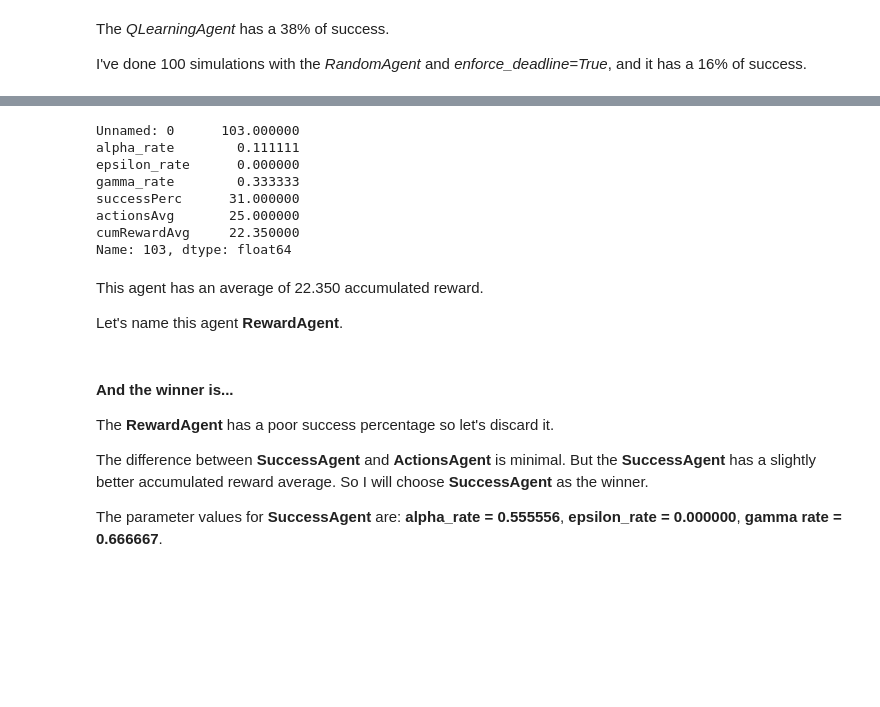
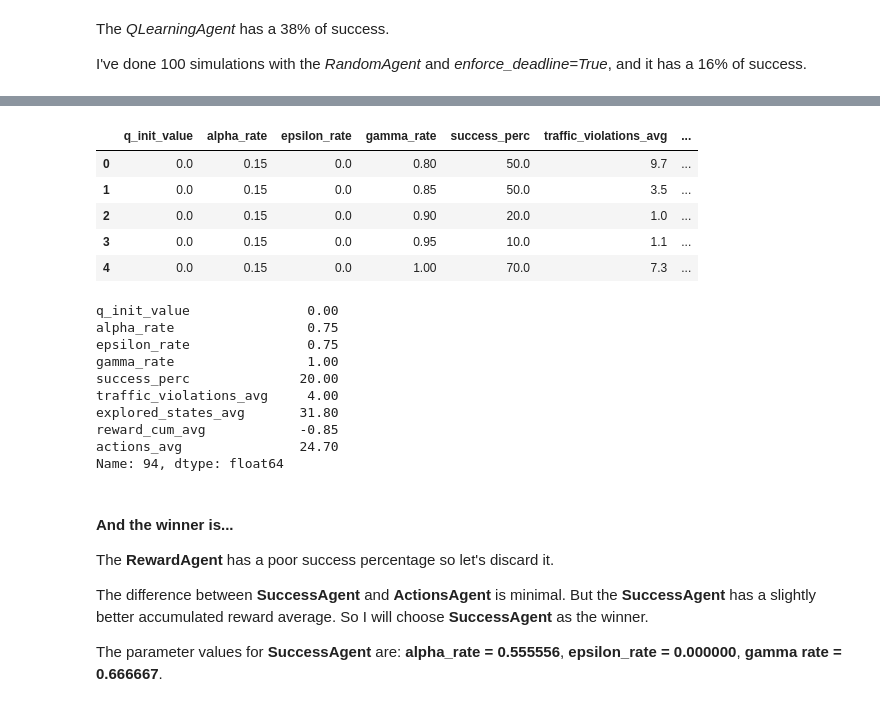
Before and after one commit to jcsastre/udacity_machine-learning_smartcab, a Jupyter notebook: report.ipynb, the cells around one changed output, grey strips where cells are left out. Drawn from its saved outputs; the diff is of its cells as text; code cells hidden in the pictures; blank space fills up the shorter version.

```diff
--- a/report.ipynb
+++ b/report.ipynb
@@ -206,18 +267,25 @@ Let's name this agent **ActionsAgent**.
+# %%
+tuning_data_2.head()
+# %% [output]
+|  | q_init_value | alpha_rate | epsilon_rate | gamma_rate | success_perc | traffic_violations_avg | ... |
+| 0 | 0.0 | 0.15 | 0.0 | 0.80 | 50.0 | 9.7 | ... |
+| 1 | 0.0 | 0.15 | 0.0 | 0.85 | 50.0 | 3.5 | ... |
+| 2 | 0.0 | 0.15 | 0.0 | 0.90 | 20.0 | 1.0 | ... |
+| 3 | 0.0 | 0.15 | 0.0 | 0.95 | 10.0 | 1.1 | ... |
+| 4 | 0.0 | 0.15 | 0.0 | 1.00 | 70.0 | 7.3 | ... |
 # %%
-tuning_data.loc[tuning_data['cumRewardAvg'].idxmax()]
+tuning_data.loc[tuning_data_2['success_perc'].idxmax()]
 # %% [output]
-Unnamed: 0      103.000000
-alpha_rate        0.111111
-epsilon_rate      0.000000
-gamma_rate        0.333333
-successPerc      31.000000
-actionsAvg       25.000000
-cumRewardAvg     22.350000
-Name: 103, dtype: float64
+q_init_value               0.00
+alpha_rate                 0.75
+epsilon_rate               0.75
+gamma_rate                 1.00
+success_perc              20.00
+traffic_violations_avg     4.00
+explored_states_avg       31.80
+reward_cum_avg            -0.85
+actions_avg               24.70
+Name: 94, dtype: float64
-# %% [markdown]
-This agent has an average of 22.350 accumulated reward.
-
-Let's name this agent **RewardAgent**.
 # %% [markdown]
 <h4>And the winner is...</h4>
 
```
Also changed, not shown: parts of 28 cells of this notebook, 9 other files.
